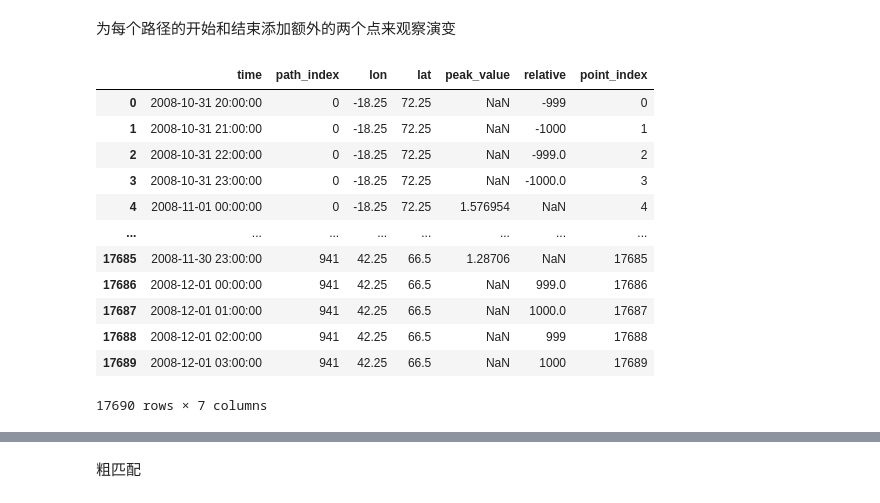
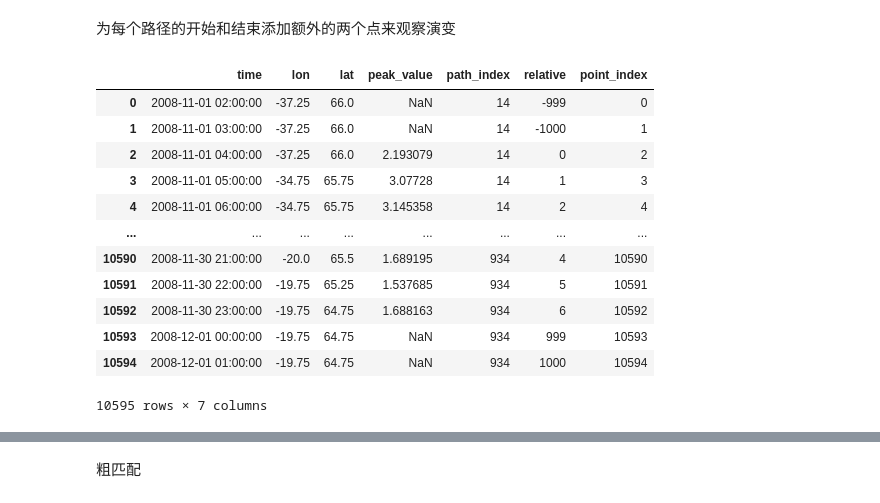
Before and after one commit to thebluewind/IMPMCT, a Jupyter notebook: AVHRR_matched.ipynb, the cells around one changed output, grey strips where cells are left out. Cells and saved outputs as stored; diff of their text form; code cells hidden in the pictures.

```diff
--- a/AVHRR_matched.ipynb
+++ b/AVHRR_matched.ipynb
@@ -100,12 +102,9 @@ ERA5_tracks
 | 10153 | 2008-11-30 23:00:00 | 941 | 42.25 | 66.50 | 1.287060 |
 10154 rows × 5 columns
 # %%
-#选择六个时次以上的轨迹
-life_count = ERA5_tracks.value_counts('path_index').reset_index()
-ERA5_tracks = ERA5_tracks.loc[ERA5_tracks.path_index.isin(life_count.loc[life_count['count']>5,'path_index'])].copy()
 ERA5_tracks['split_path_index'] = ERA5_tracks['path_index'].values
 #分割距离较长的气旋路径
-threshold = 200#KM,当距离超过200KM时认为路径断开，这种情况常常因为涡旋区域的中心发生了改变，这样处理认为改变后的涡旋为新生涡旋，原涡旋为衰退涡旋
+threshold = 200#KM,当距离超过200KM时且涡度小于1.5时，认为路径断开，这种情况常常因为涡旋区域的中心发生了改变，这样处理认为改变后的涡旋为新生涡旋，原涡旋为衰退涡旋
 path_reindex = ERA5_tracks.path_index.max()+1
 new_track_record = []
 for path_index in tqdm(ERA5_tracks.path_index.unique()):
@@ -118,10 +117,12 @@ for path_index in tqdm(ERA5_tracks.path_index.unique()):
     for i in range(len(track_seg)-1):
         #第一段按照原来的Path_index
         temp_track = pick_track[track_seg[i]:track_seg[i+1]].copy()
-        if (i>0)&(temp_track.iloc[0].peak_value<2):
+        if (i>0)&(temp_track.iloc[0].peak_value<1.8):
             temp_track.split_path_index= path_reindex
             path_reindex += 1
         new_track_record.append(temp_track)
 #去除强度分割得到的中间path_index
-ERA5_tracks = pd.concat(new_track_record,axis=0)
-ERA5_tracks
+ERA5_tracks = pd.concat(new_track_record,axis=0).drop(columns=['path_index']).rename(columns={'split_path_index':'path_index'})
+#选择六个时次以上的轨迹
+life_count = ERA5_tracks.value_counts('path_index').reset_index()
+ERA5_tracks = ERA5_tracks.loc[ERA5_tracks.path_index.isin(life_count.loc[life_count['count']>5,'path_index'])].copy()
@@ -160,41 +163,42 @@ AVHRR_info#mean_time:所有50°N以上的平均扫描时间,border:扫描图像
 # %%
 new = []
 for idx in tqdm(ERA5_tracks.path_index.unique()):
     single_track =ERA5_tracks.loc[ERA5_tracks.path_index==idx].copy().reset_index(drop=True)
+    single_track['relative'] = np.arange(len(single_track))
     start = pd.DataFrame(single_track.iloc[0]).T
     end = pd.DataFrame(single_track.iloc[-1]).T
     end_index = len(single_track)-1
     start_time,end_time = single_track.loc[0,'time'],single_track.loc[end_index,'time']
     cilent_columns = ['peak_value']
     start.loc[:,cilent_columns] = np.nan
     end.loc[:,cilent_columns] = np.nan
     #增添两个点
     start1,start2 = start.copy(),start.copy()
     end1,end2 = end.copy(),end.copy()
     start1.loc[0,'time'] = start_time-timedelta(hours=1)
     start2.loc[0,'time'] = start_time-timedelta(hours=2)
     start1.loc[0,'relative'] = -1000
     start2.loc[0,'relative'] = -999
     end1.loc[end_index,'time'] = end_time+timedelta(hours=1)
     end2.loc[end_index,'time'] = end_time+timedelta(hours=2)
     end1.loc[end_index,'relative'] = 999
     end2.loc[end_index,'relative'] = 1000
     new.append(pd.concat([start2,start1,single_track,end1,end2],axis=0))
 new_all_tracks = pd.concat(new,axis=0)
 ERA5_tracks = new_all_tracks.reset_index(drop=True)
 ERA5_tracks['point_index'] = np.arange(len(ERA5_tracks))
 ERA5_tracks
 # %% [output]
-|  | time | path_index | lon | lat | peak_value | relative | point_index |
-| 0 | 2008-10-31 20:00:00 | 0 | -18.25 | 72.25 | NaN | -999 | 0 |
-| 1 | 2008-10-31 21:00:00 | 0 | -18.25 | 72.25 | NaN | -1000 | 1 |
-| 2 | 2008-10-31 22:00:00 | 0 | -18.25 | 72.25 | NaN | -999.0 | 2 |
-| 3 | 2008-10-31 23:00:00 | 0 | -18.25 | 72.25 | NaN | -1000.0 | 3 |
-| 4 | 2008-11-01 00:00:00 | 0 | -18.25 | 72.25 | 1.576954 | NaN | 4 |
+|  | time | lon | lat | peak_value | path_index | relative | point_index |
+| 0 | 2008-11-01 02:00:00 | -37.25 | 66.0 | NaN | 14 | -999 | 0 |
+| 1 | 2008-11-01 03:00:00 | -37.25 | 66.0 | NaN | 14 | -1000 | 1 |
+| 2 | 2008-11-01 04:00:00 | -37.25 | 66.0 | 2.193079 | 14 | 0 | 2 |
+| 3 | 2008-11-01 05:00:00 | -34.75 | 65.75 | 3.07728 | 14 | 1 | 3 |
+| 4 | 2008-11-01 06:00:00 | -34.75 | 65.75 | 3.145358 | 14 | 2 | 4 |
 | ... | ... | ... | ... | ... | ... | ... | ... |
-| 17685 | 2008-11-30 23:00:00 | 941 | 42.25 | 66.5 | 1.28706 | NaN | 17685 |
-| 17686 | 2008-12-01 00:00:00 | 941 | 42.25 | 66.5 | NaN | 999.0 | 17686 |
-| 17687 | 2008-12-01 01:00:00 | 941 | 42.25 | 66.5 | NaN | 1000.0 | 17687 |
-| 17688 | 2008-12-01 02:00:00 | 941 | 42.25 | 66.5 | NaN | 999 | 17688 |
-| 17689 | 2008-12-01 03:00:00 | 941 | 42.25 | 66.5 | NaN | 1000 | 17689 |
+| 10590 | 2008-11-30 21:00:00 | -20.0 | 65.5 | 1.689195 | 934 | 4 | 10590 |
+| 10591 | 2008-11-30 22:00:00 | -19.75 | 65.25 | 1.537685 | 934 | 5 | 10591 |
+| 10592 | 2008-11-30 23:00:00 | -19.75 | 64.75 | 1.688163 | 934 | 6 | 10592 |
+| 10593 | 2008-12-01 00:00:00 | -19.75 | 64.75 | NaN | 934 | 999 | 10593 |
+| 10594 | 2008-12-01 01:00:00 | -19.75 | 64.75 | NaN | 934 | 1000 | 10594 |
-17690 rows × 7 columns
+10595 rows × 7 columns
```
Also changed, not shown: parts of 33 cells of this notebook, 6 other files.
